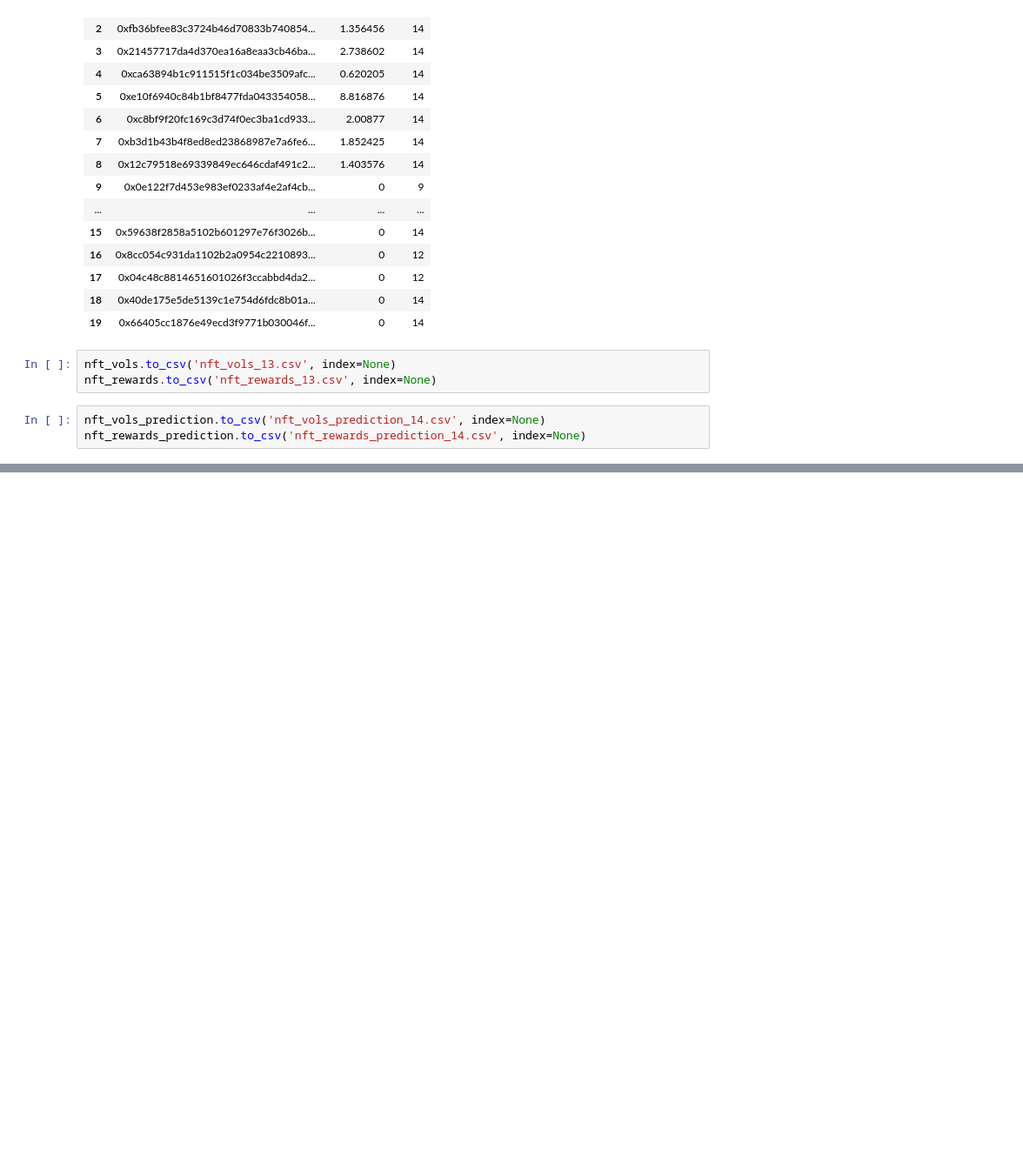
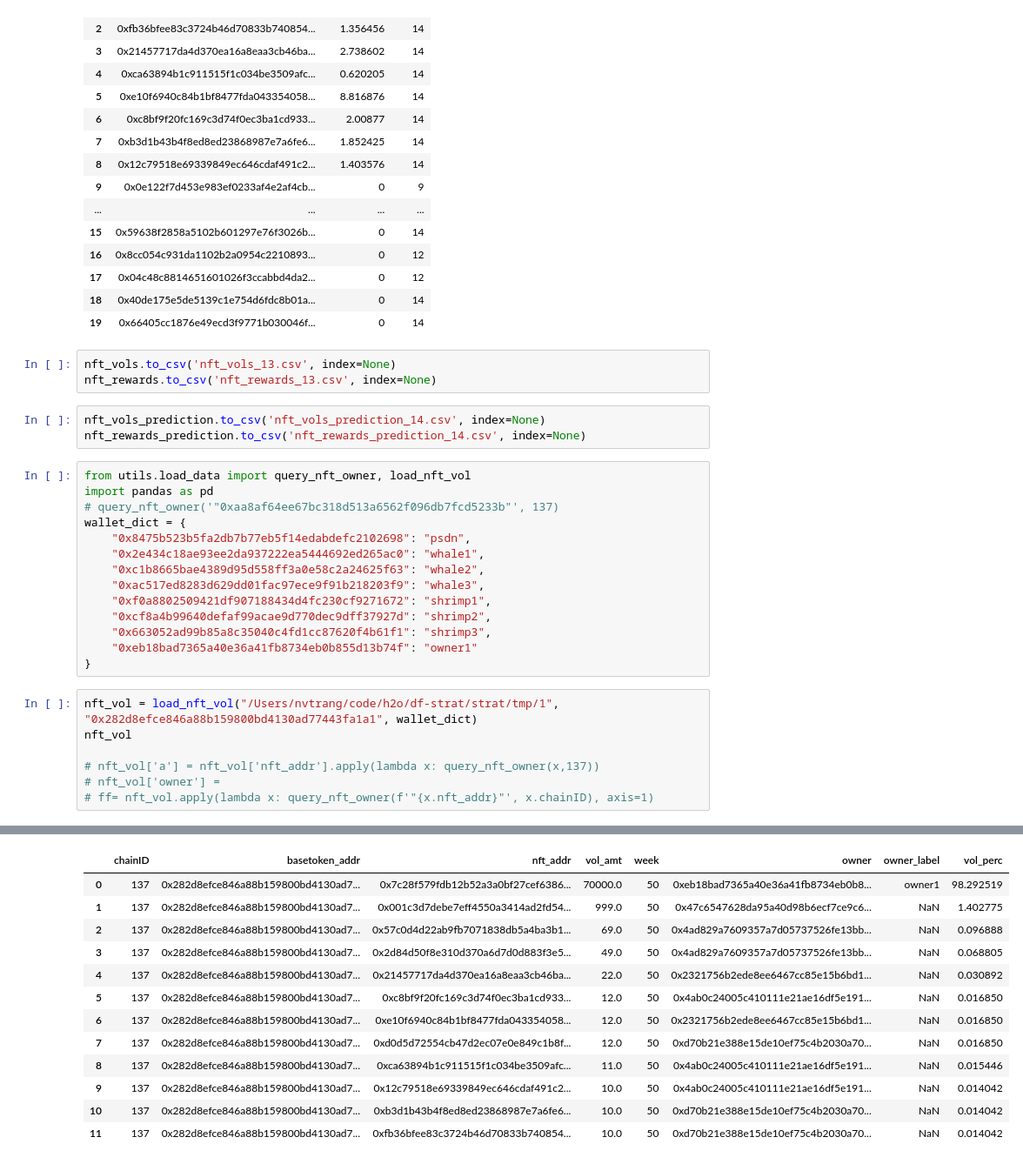
Before and after one commit to trangnv/df-strat, a Jupyter notebook: strat/EDA.ipynb, the cells around one changed output, grey strips where cells are left out. Shown: that part at 87% size. Saved outputs shown, nothing was run; the diff lists cells and outputs as text; blank space fills up the shorter version.

```diff
--- a/strat/EDA.ipynb
+++ b/strat/EDA.ipynb
@@ -419,3 +419,25 @@ nft_rewards.to_csv('nft_rewards_13.csv', index=None)
 # %%
 nft_vols_prediction.to_csv('nft_vols_prediction_14.csv', index=None)
 nft_rewards_prediction.to_csv('nft_rewards_prediction_14.csv', index=None)
+# %%
+from utils.load_data import query_nft_owner, load_nft_vol
+import pandas as pd
+# query_nft_owner('"0xaa8af64ee67bc318d513a6562f096db7fcd5233b"', 137)
+wallet_dict = {
+    "0x8475b523b5fa2db7b77eb5f14edabdefc2102698": "psdn",
+    "0x2e434c18ae93ee2da937222ea5444692ed265ac0": "whale1",
+    "0xc1b8665bae4389d95d558ff3a0e58c2a24625f63": "whale2",
+    "0xac517ed8283d629dd01fac97ece9f91b218203f9": "whale3",
+    "0xf0a8802509421df907188434d4fc230cf9271672": "shrimp1",
+    "0xcf8a4b99640defaf99acae9d770dec9dff37927d": "shrimp2",
+    "0x663052ad99b85a8c35040c4fd1cc87620f4b61f1": "shrimp3",
+    "0xeb18bad7365a40e36a41fb8734eb0b855d13b74f": "owner1"
+}
+# %%
+nft_vol = load_nft_vol("/Users/nvtrang/code/h2o/df-strat/strat/tmp/1", "0x282d8efce846a88b159800bd4130ad77443fa1a1", wallet_dict)
+nft_vol
+
+# nft_vol['a'] = nft_vol['nft_addr'].apply(lambda x: query_nft_owner(x,137))
+# nft_vol['owner'] =
+# ff= nft_vol.apply(lambda x: query_nft_owner(f'"{x.nft_addr}"', x.chainID), axis=1)
+# %% [output]
@@ -421,0 +461,13 @@ nft_rewards_prediction.to_csv('nft_rewards_prediction_14.csv', index=None)
+|  | chainID | basetoken_addr | nft_addr | vol_amt | week | owner | owner_label | vol_perc |
+| 0 | 137 | 0x282d8efce846a88b159800bd4130ad7... | 0x7c28f579fdb12b52a3a0bf27cef6386... | 70000.0 | 50 | 0xeb18bad7365a40e36a41fb8734eb0b8... | owner1 | 98.292519 |
+| 1 | 137 | 0x282d8efce846a88b159800bd4130ad7... | 0x001c3d7debe7eff4550a3414ad2fd54... | 999.0 | 50 | 0x47c6547628da95a40d98b6ecf7ce9c6... | NaN | 1.402775 |
+| 2 | 137 | 0x282d8efce846a88b159800bd4130ad7... | 0x57c0d4d22ab9fb7071838db5a4ba3b1... | 69.0 | 50 | 0x4ad829a7609357a7d05737526fe13bb... | NaN | 0.096888 |
+| 3 | 137 | 0x282d8efce846a88b159800bd4130ad7... | 0x2d84d50f8e310d370a6d7d0d883f3e5... | 49.0 | 50 | 0x4ad829a7609357a7d05737526fe13bb... | NaN | 0.068805 |
+| 4 | 137 | 0x282d8efce846a88b159800bd4130ad7... | 0x21457717da4d370ea16a8eaa3cb46ba... | 22.0 | 50 | 0x2321756b2ede8ee6467cc85e15b6bd1... | NaN | 0.030892 |
+| 5 | 137 | 0x282d8efce846a88b159800bd4130ad7... | 0xc8bf9f20fc169c3d74f0ec3ba1cd933... | 12.0 | 50 | 0x4ab0c24005c410111e21ae16df5e191... | NaN | 0.016850 |
+| 6 | 137 | 0x282d8efce846a88b159800bd4130ad7... | 0xe10f6940c84b1bf8477fda043354058... | 12.0 | 50 | 0x2321756b2ede8ee6467cc85e15b6bd1... | NaN | 0.016850 |
+| 7 | 137 | 0x282d8efce846a88b159800bd4130ad7... | 0xd0d5d72554cb47d2ec07e0e849c1b8f... | 12.0 | 50 | 0xd70b21e388e15de10ef75c4b2030a70... | NaN | 0.016850 |
+| 8 | 137 | 0x282d8efce846a88b159800bd4130ad7... | 0xca63894b1c911515f1c034be3509afc... | 11.0 | 50 | 0x4ab0c24005c410111e21ae16df5e191... | NaN | 0.015446 |
+| 9 | 137 | 0x282d8efce846a88b159800bd4130ad7... | 0x12c79518e69339849ec646cdaf491c2... | 10.0 | 50 | 0x4ab0c24005c410111e21ae16df5e191... | NaN | 0.014042 |
+| 10 | 137 | 0x282d8efce846a88b159800bd4130ad7... | 0xb3d1b43b4f8ed8ed23868987e7a6fe6... | 10.0 | 50 | 0xd70b21e388e15de10ef75c4b2030a70... | NaN | 0.014042 |
+| 11 | 137 | 0x282d8efce846a88b159800bd4130ad7... | 0xfb36bfee83c3724b46d70833b740854... | 10.0 | 50 | 0xd70b21e388e15de10ef75c4b2030a70... | NaN | 0.014042 |
```
Also changed, not shown: parts of 2 cells of this notebook, 4 other files.
